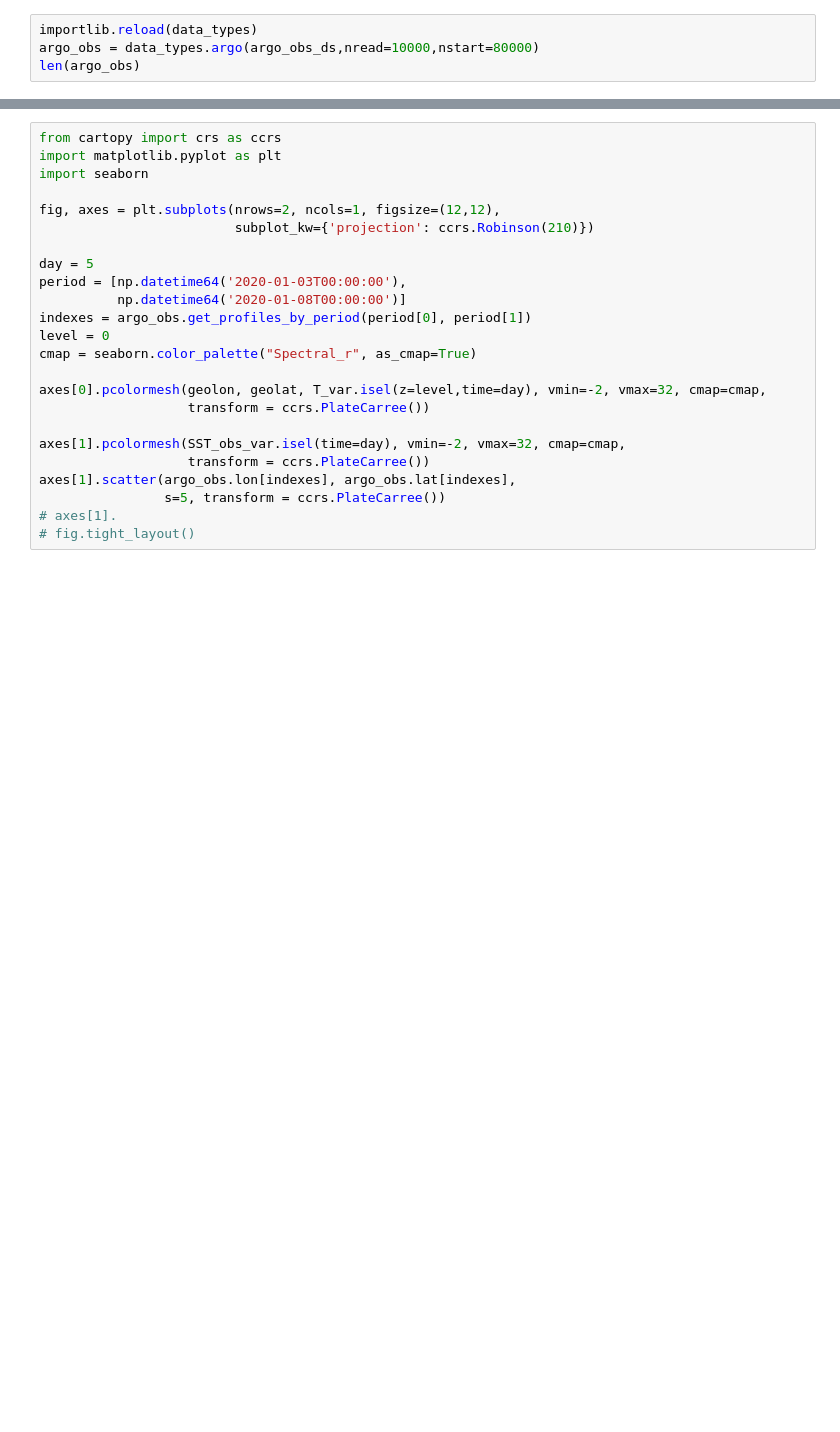
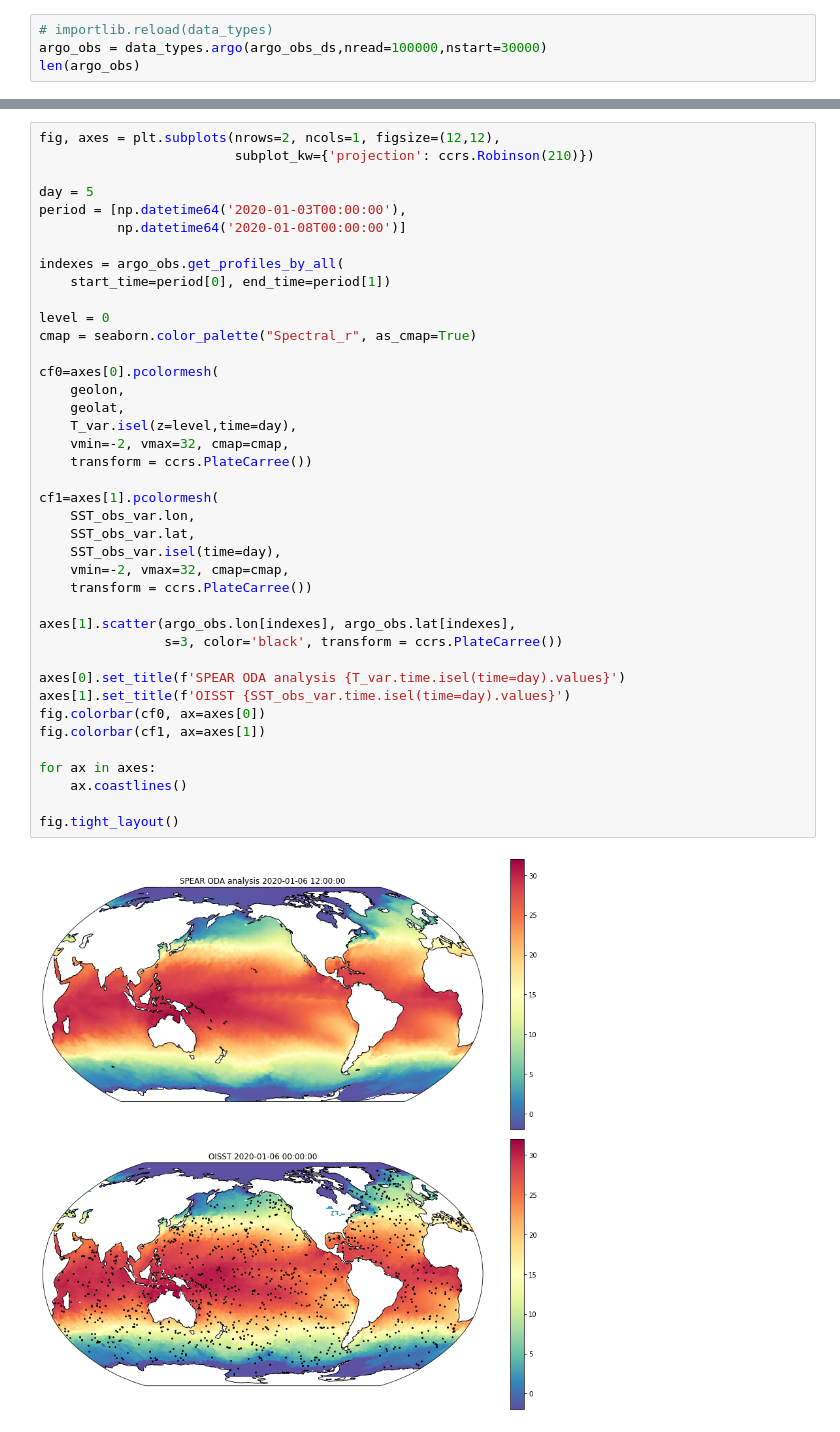
Before and after one commit to feiyulu/Diffusion_OceanDA, a Jupyter notebook: data_check.ipynb, the cells around one changed output, grey strips where cells are left out. Saved outputs shown, nothing was run; the diff lists cells and outputs as text; blank space fills up the shorter version.

Commit message:
More Argo related code

```diff
--- a/data_check.ipynb
+++ b/data_check.ipynb
@@ -49,4 +123,4 @@ SST_obs_var
 # %%
-importlib.reload(data_types)
-argo_obs = data_types.argo(argo_obs_ds,nread=10000,nstart=80000)
+# importlib.reload(data_types)
+argo_obs = data_types.argo(argo_obs_ds,nread=100000,nstart=30000)
 len(argo_obs)
@@ -65,24 +142,42 @@ print(argo_obs.lat[indexes])
 # %%
-from cartopy import crs as ccrs
-import matplotlib.pyplot as plt
-import seaborn
-
 fig, axes = plt.subplots(nrows=2, ncols=1, figsize=(12,12),
                          subplot_kw={'projection': ccrs.Robinson(210)})
 
 day = 5
 period = [np.datetime64('2020-01-03T00:00:00'),
           np.datetime64('2020-01-08T00:00:00')]
-indexes = argo_obs.get_profiles_by_period(period[0], period[1])
+
+indexes = argo_obs.get_profiles_by_all(
+    start_time=period[0], end_time=period[1])
+
 level = 0
 cmap = seaborn.color_palette("Spectral_r", as_cmap=True)
 
-axes[0].pcolormesh(geolon, geolat, T_var.isel(z=level,time=day), vmin=-2, vmax=32, cmap=cmap,
-                   transform = ccrs.PlateCarree())
+cf0=axes[0].pcolormesh(
+    geolon,
+    geolat,
+    T_var.isel(z=level,time=day),
+    vmin=-2, vmax=32, cmap=cmap,
+    transform = ccrs.PlateCarree())
 
-axes[1].pcolormesh(SST_obs_var.isel(time=day), vmin=-2, vmax=32, cmap=cmap,
-                   transform = ccrs.PlateCarree())
+cf1=axes[1].pcolormesh(
+    SST_obs_var.lon,
+    SST_obs_var.lat,
+    SST_obs_var.isel(time=day),
+    vmin=-2, vmax=32, cmap=cmap,
+    transform = ccrs.PlateCarree())
+
 axes[1].scatter(argo_obs.lon[indexes], argo_obs.lat[indexes],
-                s=5, transform = ccrs.PlateCarree())
-# axes[1].
-# fig.tight_layout()
+                s=3, color='black', transform = ccrs.PlateCarree())
+
+axes[0].set_title(f'SPEAR ODA analysis {T_var.time.isel(time=day).values}')
+axes[1].set_title(f'OISST {SST_obs_var.time.isel(time=day).values}')
+fig.colorbar(cf0, ax=axes[0])
+fig.colorbar(cf1, ax=axes[1])
+
+for ax in axes:
+    ax.coastlines()
+
+fig.tight_layout()
+# %% [output]
+[figure, added]
```
Also changed, not shown: parts of 8 cells of this notebook.
